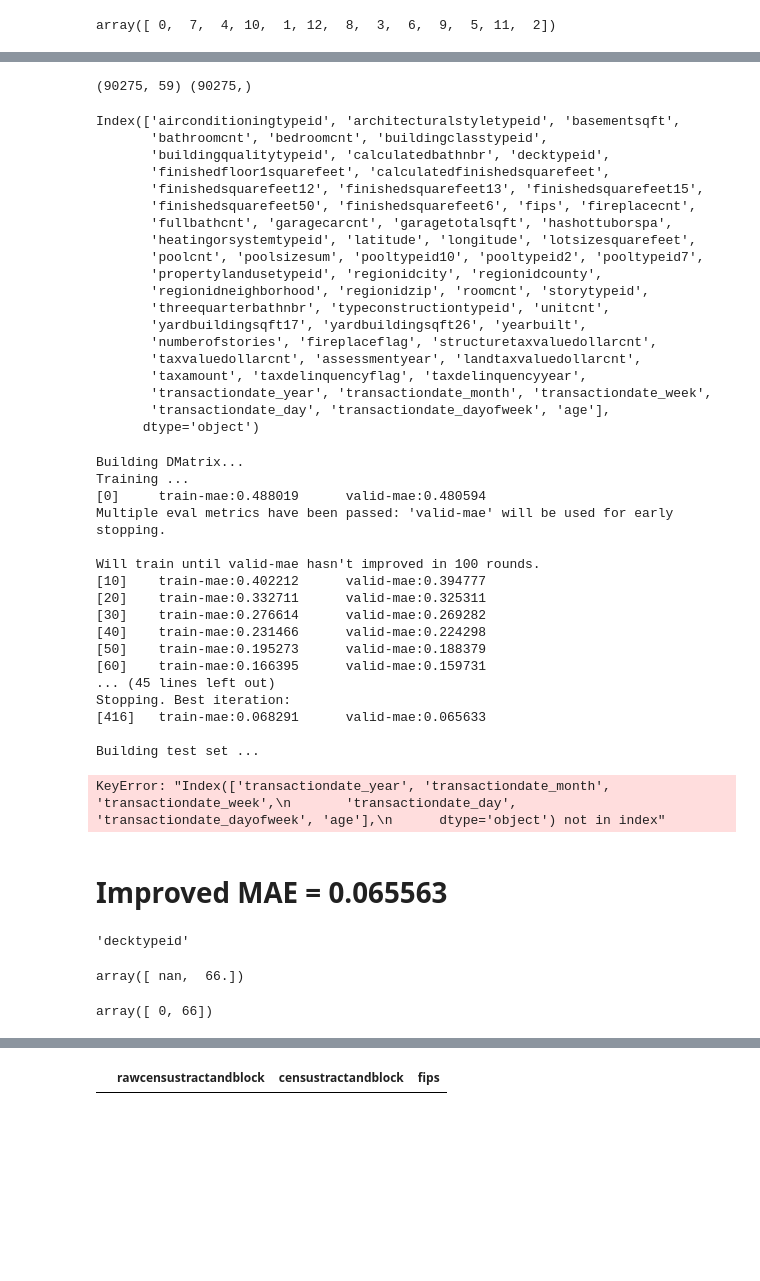
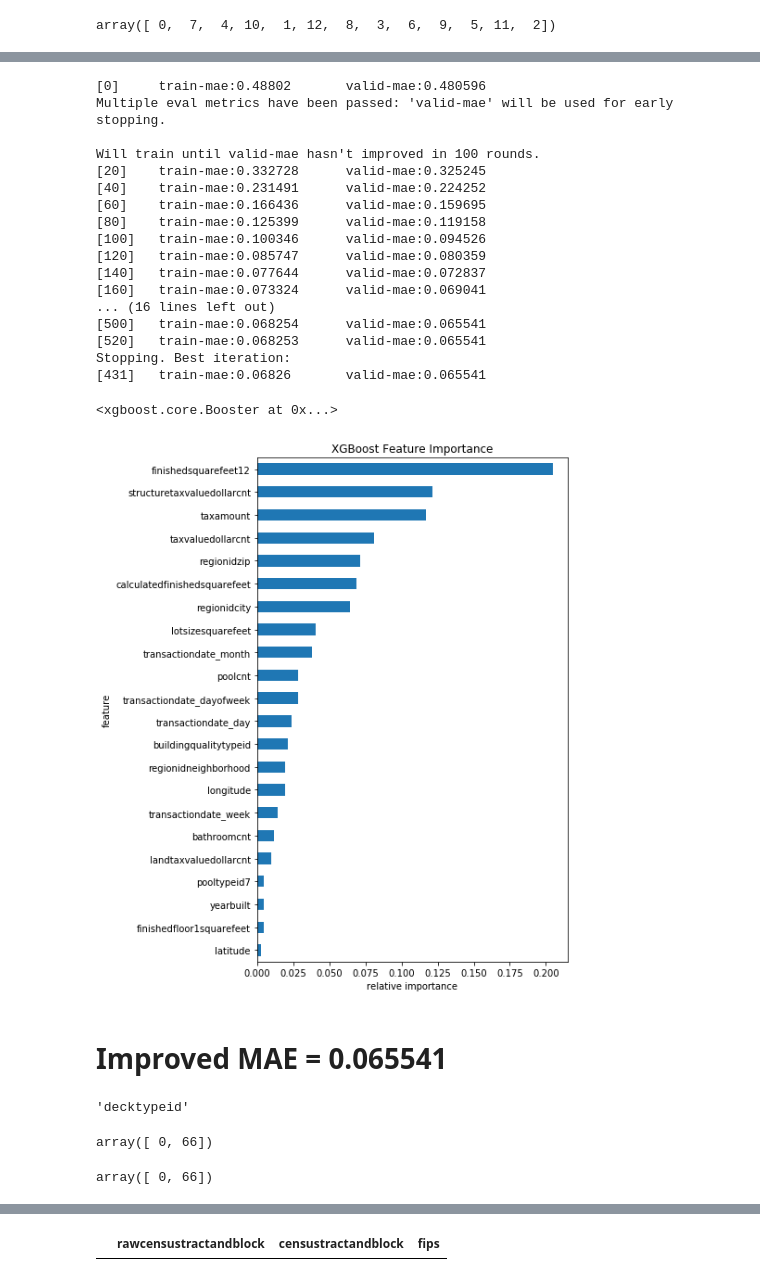
Before and after one commit to ibratface/dl_projects, a Jupyter notebook: zillow.ipynb, the cells around one changed output, grey strips where cells are left out. Cells and saved outputs as stored; diff of their text form; code cells hidden in the pictures; blank space fills up the shorter version.

```diff
--- a/zillow.ipynb
+++ b/zillow.ipynb
@@ -193,2 +176,0 @@ def importance(xgbmodel):
-# %%
-do_train(train, props)
@@ -403,53 +343,34 @@ array([  0.  ,   2.  ,   4.  ,   3.  ,   1.  ,   2.5 ,   3.5 ,   5.  ,
          9.  ,  12.  ,  11.  ,   8.5 ,   6.5 ,  13.  ,   9.5 ,  14.  ,
         20.  ,  19.5 ,  15.  ,  10.5 ,  18.  ,  16.  ,   1.75,  17.  ,
         19.  ,   0.5 ,  12.5 ,  11.5 ,  14.5 ])
-# %%
-do_train(train, clean)
-# %% [output]
-(90275, 59) (90275,)
-Index(['airconditioningtypeid', 'architecturalstyletypeid', 'basementsqft',
-       'bathroomcnt', 'bedroomcnt', 'buildingclasstypeid',
-       'buildingqualitytypeid', 'calculatedbathnbr', 'decktypeid',
-       'finishedfloor1squarefeet', 'calculatedfinishedsquarefeet',
-       'finishedsquarefeet12', 'finishedsquarefeet13', 'finishedsquarefeet15',
-       'finishedsquarefeet50', 'finishedsquarefeet6', 'fips', 'fireplacecnt',
-       'fullbathcnt', 'garagecarcnt', 'garagetotalsqft', 'hashottuborspa',
-       'heatingorsystemtypeid', 'latitude', 'longitude', 'lotsizesquarefeet',
-       'poolcnt', 'poolsizesum', 'pooltypeid10', 'pooltypeid2', 'pooltypeid7',
-       'propertylandusetypeid', 'regionidcity', 'regionidcounty',
-       'regionidneighborhood', 'regionidzip', 'roomcnt', 'storytypeid',
-       'threequarterbathnbr', 'typeconstructiontypeid', 'unitcnt',
-       'yardbuildingsqft17', 'yardbuildingsqft26', 'yearbuilt',
-       'numberofstories', 'fireplaceflag', 'structuretaxvaluedollarcnt',
-       'taxvaluedollarcnt', 'assessmentyear', 'landtaxvaluedollarcnt',
-       'taxamount', 'taxdelinquencyflag', 'taxdelinquencyyear',
-       'transactiondate_year', 'transactiondate_month', 'transactiondate_week',
-       'transactiondate_day', 'transactiondate_dayofweek', 'age'],
-      dtype='object')
-Building DMatrix...
-Training ...
-[0]     train-mae:0.488019      valid-mae:0.480594
-Multiple eval metrics have been passed: 'valid-mae' will be used for early stopping.
-
-Will train until valid-mae hasn't improved in 100 rounds.
-[10]    train-mae:0.402212      valid-mae:0.394777
-[20]    train-mae:0.332711      valid-mae:0.325311
-[30]    train-mae:0.276614      valid-mae:0.269282
-[40]    train-mae:0.231466      valid-mae:0.224298
-[50]    train-mae:0.195273      valid-mae:0.188379
-[60]    train-mae:0.166395      valid-mae:0.159731
-... (45 lines left out)
-Stopping. Best iteration:
-[416]   train-mae:0.068291      valid-mae:0.065633
-
-Building test set ...
-KeyError: "Index(['transactiondate_year', 'transactiondate_month', 'transactiondate_week',\n       'transactiondate_day', 'transactiondate_dayofweek', 'age'],\n      dtype='object') not in index"
+# %%
+train_predict(clean)
+# %% [output]
+[0]     train-mae:0.48802       valid-mae:0.480596
+Multiple eval metrics have been passed: 'valid-mae' will be used for early stopping.
+
+Will train until valid-mae hasn't improved in 100 rounds.
+[20]    train-mae:0.332728      valid-mae:0.325245
+[40]    train-mae:0.231491      valid-mae:0.224252
+[60]    train-mae:0.166436      valid-mae:0.159695
+[80]    train-mae:0.125399      valid-mae:0.119158
+[100]   train-mae:0.100346      valid-mae:0.094526
+[120]   train-mae:0.085747      valid-mae:0.080359
+[140]   train-mae:0.077644      valid-mae:0.072837
+[160]   train-mae:0.073324      valid-mae:0.069041
+... (16 lines left out)
+[500]   train-mae:0.068254      valid-mae:0.065541
+[520]   train-mae:0.068253      valid-mae:0.065541
+Stopping. Best iteration:
+[431]   train-mae:0.06826       valid-mae:0.065541
+<xgboost.core.Booster at 0x...>
+[figure, added]
 # %% [markdown]
-# Improved MAE = 0.065563
+# Improved MAE = 0.065541
 # %%
 pad('decktypeid', 0, 'int64')
 # %% [output]
 'decktypeid'
-array([ nan,  66.])
+array([ 0, 66])
 array([ 0, 66])
 # %%
```
Also changed, not shown: parts of 27 cells of this notebook.
